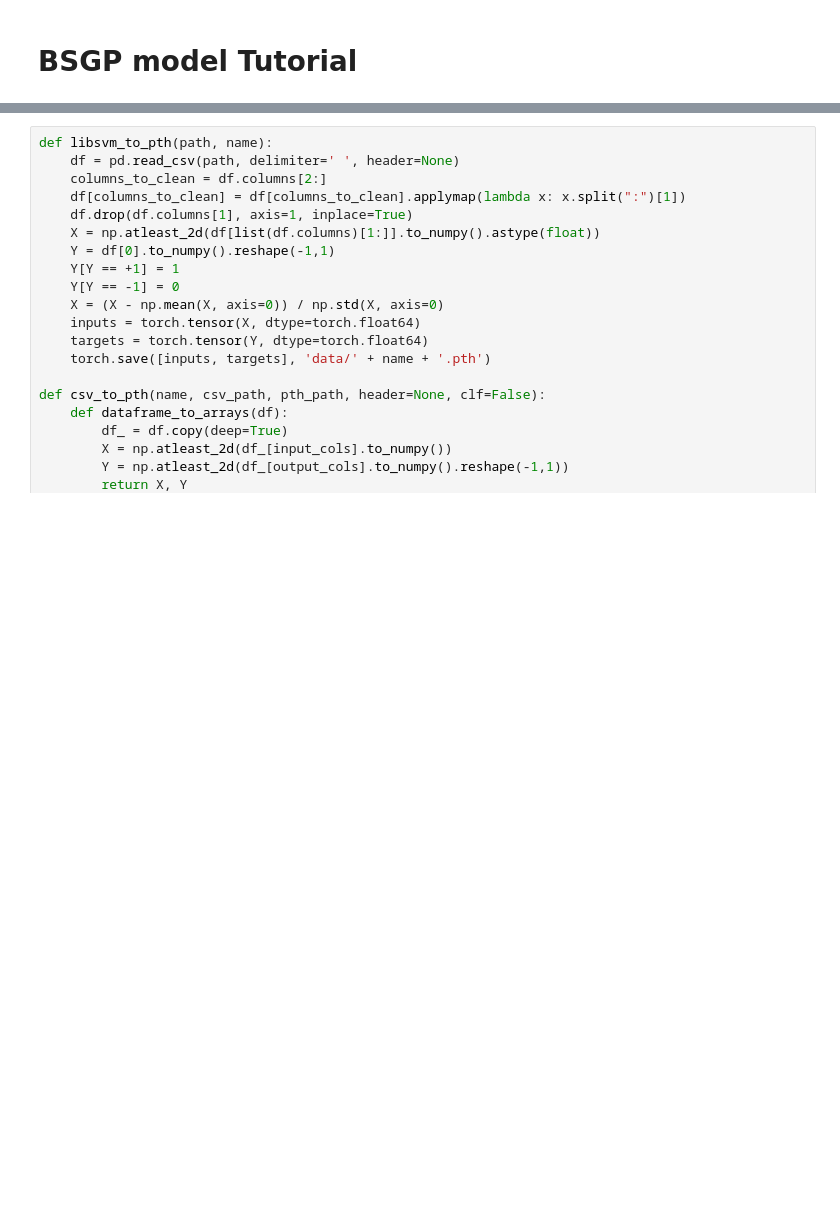
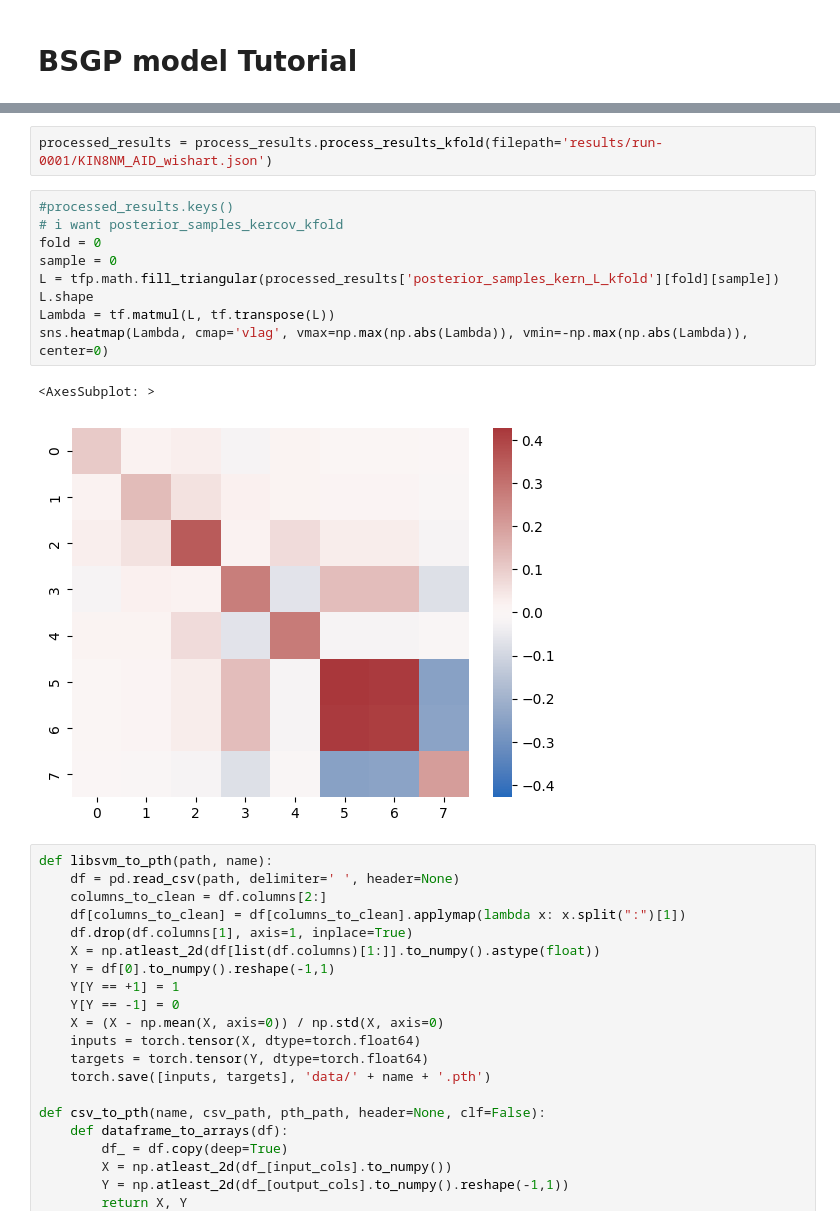
Before and after one commit to mattyred/BSGP_Automatic_Independence_Determination, a Jupyter notebook: Classification_Demo.ipynb, the cells around one changed output, grey strips where cells are left out. Cells and saved outputs as stored; diff of their text form; blank space fills up the shorter version.

```diff
--- a/Classification_Demo.ipynb
+++ b/Classification_Demo.ipynb
@@ -15,3 +18,17 @@ import process_results
+# %%
+processed_results = process_results.process_results_kfold(filepath='results/run-0001/KIN8NM_AID_wishart.json')
+# %%
+#processed_results.keys()
+# i want posterior_samples_kercov_kfold
+fold = 0
+sample = 0
+L = tfp.math.fill_triangular(processed_results['posterior_samples_kern_L_kfold'][fold][sample])
+L.shape
+Lambda = tf.matmul(L, tf.transpose(L))
+sns.heatmap(Lambda, cmap='vlag', vmax=np.max(np.abs(Lambda)), vmin=-np.max(np.abs(Lambda)), center=0)
+# %% [output]
+<AxesSubplot: >
+[figure, added]
 # %%
 def libsvm_to_pth(path, name):
     df = pd.read_csv(path, delimiter=' ', header=None)
```
Also changed, not shown: parts of 1 cell of this notebook, 2 other files.
